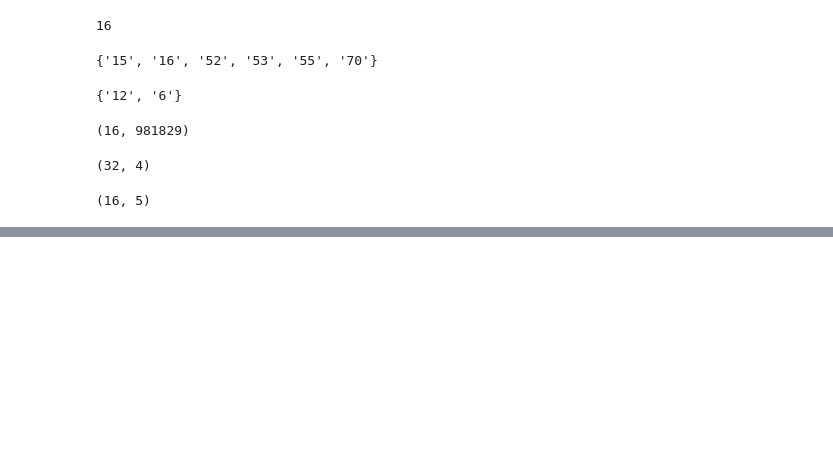
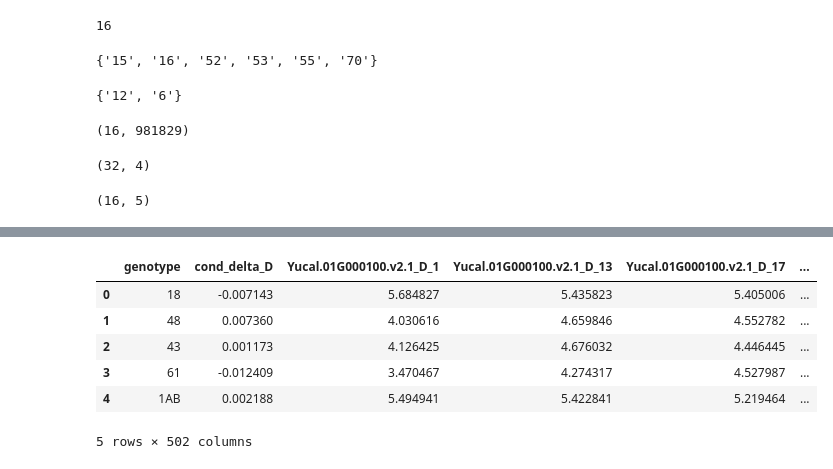
Before and after one commit to achpardo/yucca-genomics, a Jupyter notebook: machine_learning/xgboost_code_development.ipynb, the cells around one changed output, grey strips where cells are left out. Saved outputs shown, nothing was run; the diff lists cells and outputs as text; code cells hidden in the pictures; blank space fills up the shorter version.

```diff
--- a/machine_learning/xgboost_code_development.ipynb
+++ b/machine_learning/xgboost_code_development.ipynb
@@ -207,0 +243,12 @@ subtpm.to_csv("./subgt_meanTPM_for_xgboost.txt",sep="\t",header=True,index=False
+# %%
+# merge x & y - to preserve order of genotypes
+xy = sphys2[["genotype","cond_delta_D"]].merge(x)
+xy.head()
+# %% [output]
+|  | genotype | cond_delta_D | Yucal.01G000100.v2.1_D_1 | Yucal.01G000100.v2.1_D_13 | Yucal.01G000100.v2.1_D_17 | ... |
+| 0 | 18 | -0.007143 | 5.684827 | 5.435823 | 5.405006 | ... |
+| 1 | 48 | 0.007360 | 4.030616 | 4.659846 | 4.552782 | ... |
+| 2 | 43 | 0.001173 | 4.126425 | 4.676032 | 4.446445 | ... |
+| 3 | 61 | -0.012409 | 3.470467 | 4.274317 | 4.527987 | ... |
+| 4 | 1AB | 0.002188 | 5.494941 | 5.422841 | 5.219464 | ... |
+5 rows × 502 columns
```
Also changed, not shown: parts of 22 cells of this notebook, 2 other files.
